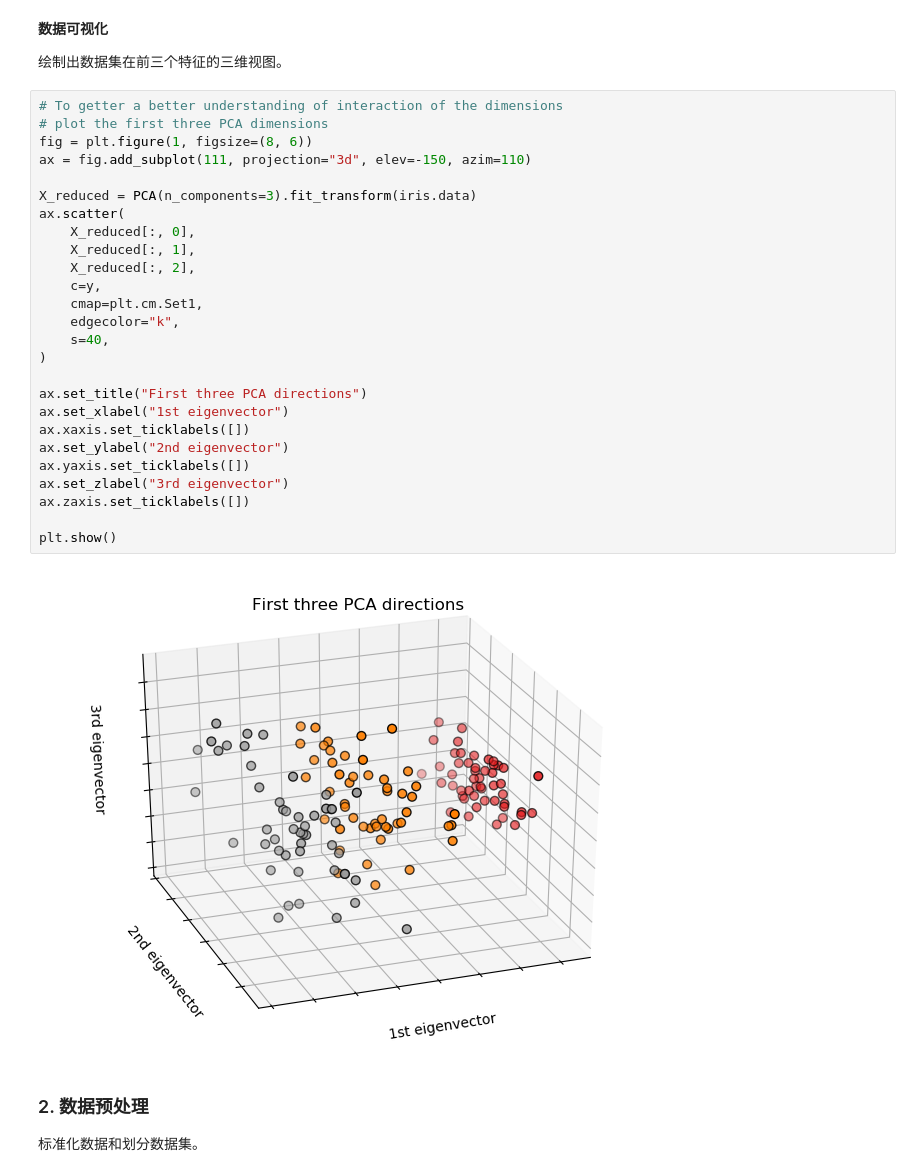
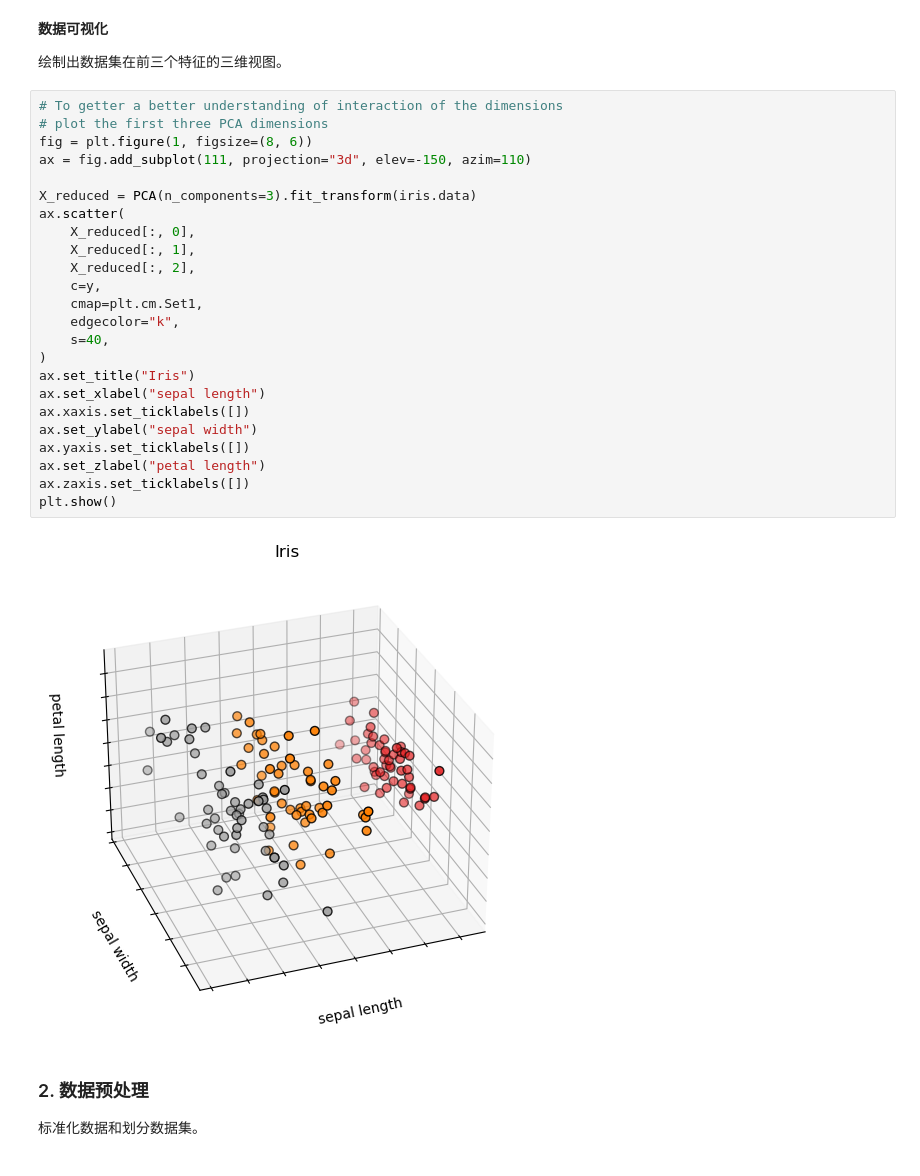
Before and after one commit to Finorita/Machine-Learning, a Jupyter notebook: ensemble.ipynb, the cells around one changed output. Drawn from its saved outputs; the diff is of its cells as text.

```diff
--- a/ensemble.ipynb
+++ b/ensemble.ipynb
@@ -51,31 +61,29 @@ X_df.describe()
 # %%
 # To getter a better understanding of interaction of the dimensions
 # plot the first three PCA dimensions
 fig = plt.figure(1, figsize=(8, 6))
 ax = fig.add_subplot(111, projection="3d", elev=-150, azim=110)
 
 X_reduced = PCA(n_components=3).fit_transform(iris.data)
 ax.scatter(
     X_reduced[:, 0],
     X_reduced[:, 1],
     X_reduced[:, 2],
     c=y,
     cmap=plt.cm.Set1,
     edgecolor="k",
     s=40,
 )
-
-ax.set_title("First three PCA directions")
-ax.set_xlabel("1st eigenvector")
+ax.set_title("Iris")
+ax.set_xlabel("sepal length")
 ax.xaxis.set_ticklabels([])
-ax.set_ylabel("2nd eigenvector")
+ax.set_ylabel("sepal width")
 ax.yaxis.set_ticklabels([])
-ax.set_zlabel("3rd eigenvector")
+ax.set_zlabel("petal length")
 ax.zaxis.set_ticklabels([])
-
 plt.show()
 # %% [output]
-[figure, old version]
+[figure, new version]
 # %% [markdown]
 ### 2. 数据预处理
 标准化数据和划分数据集。
```
Also changed, not shown: parts of 23 cells of this notebook.
